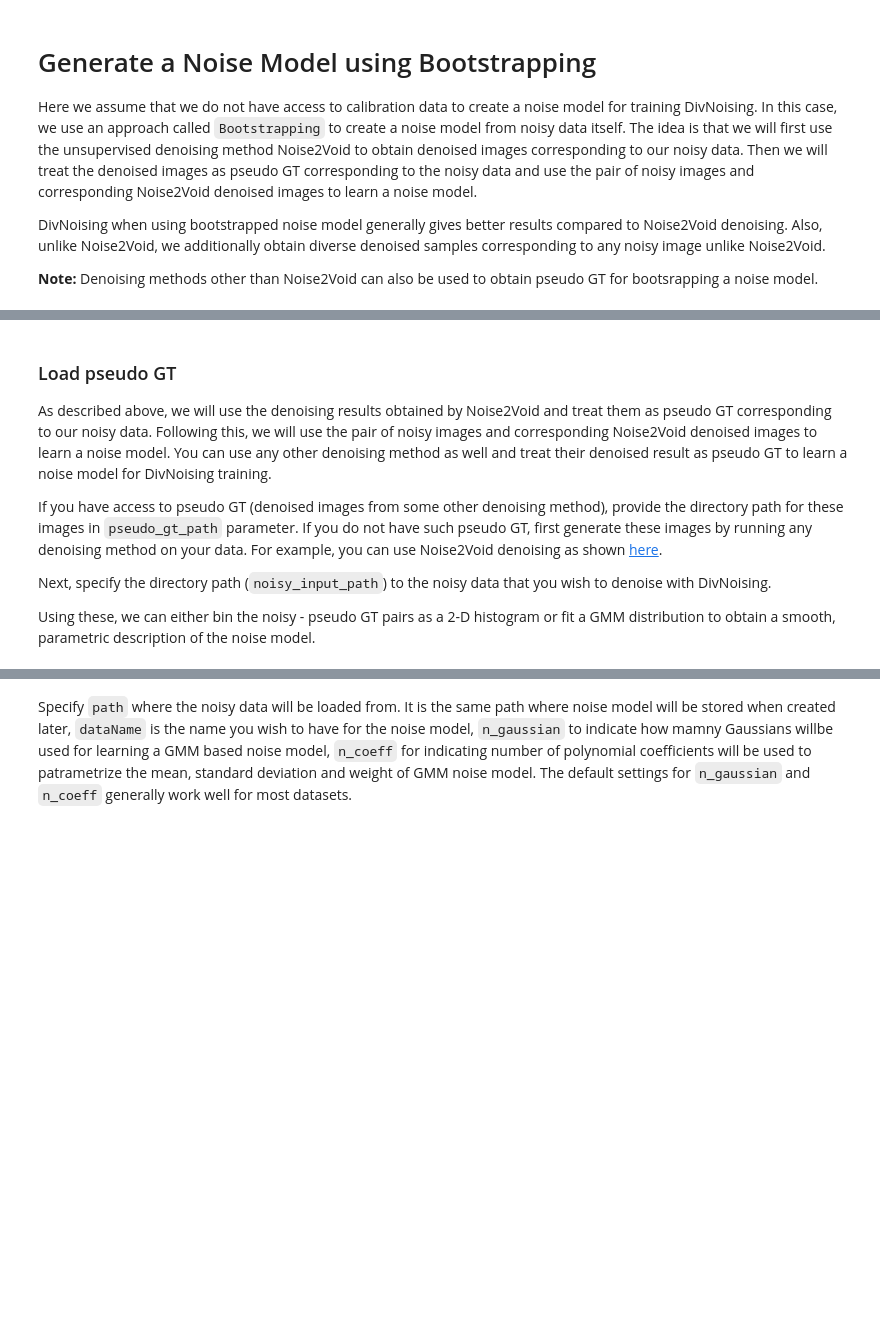
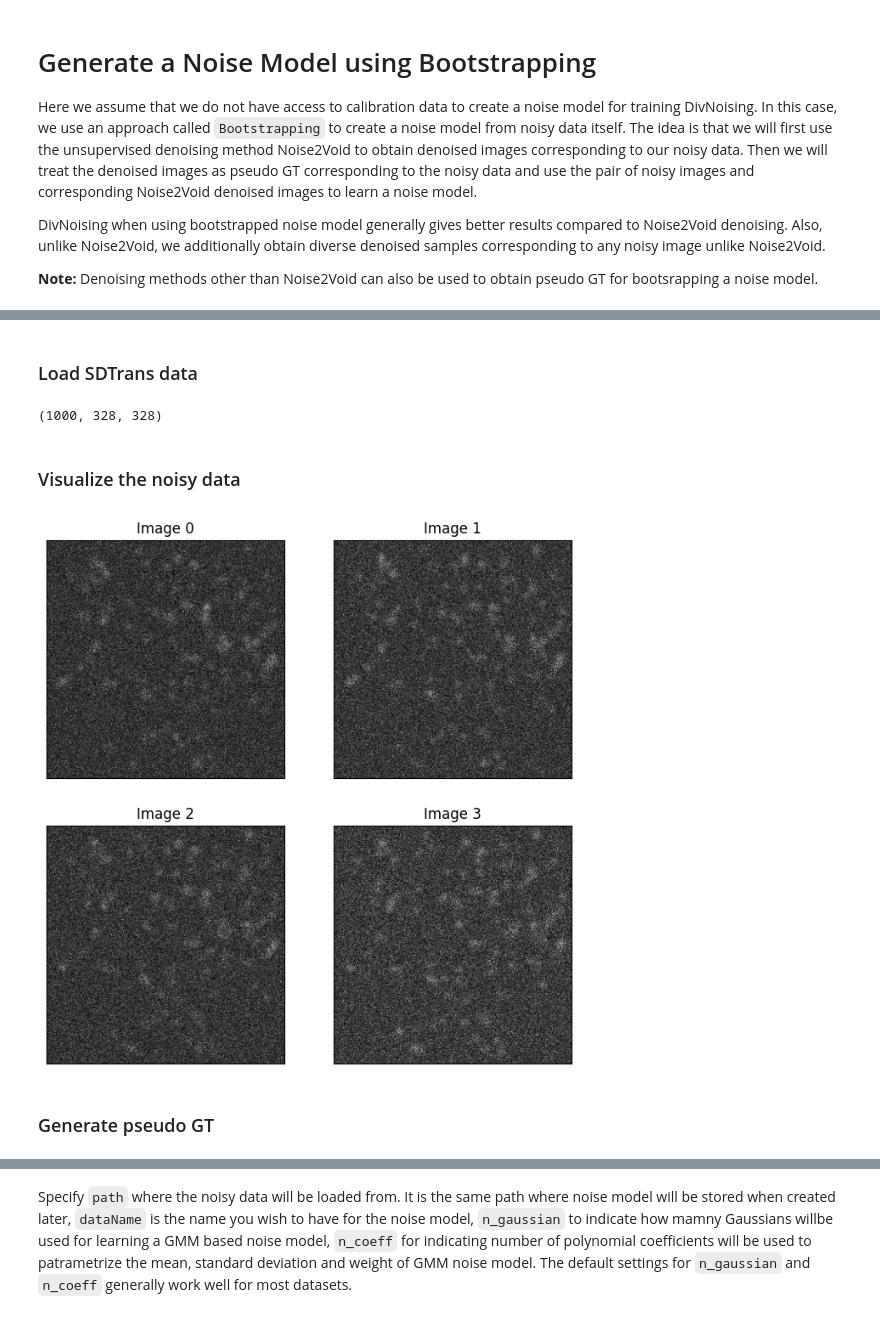
Before and after one commit to LesterQF/DivNoising, a Jupyter notebook: examples/Mouse_nuclei/0b-CreateNoiseModel (With Bootstrapping).ipynb, the cells around one changed output, grey strips where cells are left out. Saved outputs shown, nothing was run; the diff lists cells and outputs as text; code cells hidden in the pictures; blank space fills up the shorter version.

````diff
--- a/examples/Mouse_nuclei/0b-CreateNoiseModel (With Bootstrapping).ipynb
+++ b/examples/Mouse_nuclei/0b-CreateNoiseModel (With Bootstrapping).ipynb
@@ -34,12 +37,11 @@ Download the data from https://zenodo.org/record/5156960/files/Mouse%20skull%20n
+# %% [markdown]
+### Load SDTrans data
 # %%
-observation= imread('./data/Mouse_skull_nuclei/edgeoftheslide_300offset.tif') #Load the noisy data to be denoised
+observation= imread('../../data/SDTrans/noise_200Hz_2400frames_pxlsize30nm_3.90dBSNR_24000x328x328.tif')
+#Load the noisy data to be denoised
+
+# load the first 1000 frames
+observation = observation[:1000]
+print(observation.shape)
+# %% [output]
+(1000, 328, 328)
-# %% [markdown]
-### Load pseudo GT
-
-As described above, we will use the denoising results obtained by Noise2Void and treat them as pseudo GT corresponding to our noisy data. Following this, we will use the pair of noisy images and corresponding Noise2Void denoised images to learn a noise model. You can use any other denoising method as well and treat their denoised result as pseudo GT to learn a noise model for DivNoising training.
-
-If you have access to pseudo GT (denoised images from some other denoising method), provide the directory path for these images in ```pseudo_gt_path``` parameter. If you do not have such pseudo GT, first generate these images by running any denoising method on your data. For example, you can use Noise2Void denoising as shown [here](https://github.com/juglab/n2v).
-
-Next, specify the directory path (```noisy_input_path```) to the noisy data that you wish to denoise with DivNoising.
-
-Using these, we can either bin the noisy - pseudo GT pairs as a 2-D histogram or fit a GMM distribution to obtain a smooth, parametric description of the noise model.
@@ -48,0 +48,30 @@ signal = imread(pseudo_gt_path+'*.tif') # Load pseudo GT (obtained as a result o
+# %% [markdown]
+### Visualize the noisy data
+# %%
+indices=[0,1,2,3]
+fig, ax = plt.subplots(2, 2, figsize=(8, 8))
+ax[0, 0].imshow(observation[indices[0]], cmap="gray")
+ax[0, 0].set_title(f"Image {indices[0]}")
+ax[0, 0].set_xticks([])
+ax[0, 0].set_yticks([])
+
+ax[0, 1].imshow(observation[indices[1]], cmap="gray")
+ax[0, 1].set_title(f"Image {indices[1]}")
+ax[0, 1].set_xticks([])
+ax[0, 1].set_yticks([])
+
+ax[1, 0].imshow(observation[indices[2]], cmap="gray")
+ax[1, 0].set_title(f"Image {indices[2]}")
+ax[1, 0].set_xticks([])
+ax[1, 0].set_yticks([])
+
+ax[1, 1].imshow(observation[indices[3]], cmap="gray")
+ax[1, 1].set_title(f"Image {indices[3]}")
+ax[1, 1].set_xticks([])
+ax[1, 1].set_yticks([])
+
+plt.show()
+# %% [output]
+[figure, added]
+# %% [markdown]
+### Generate pseudo GT
````
Also changed, not shown: parts of 7 cells of this notebook.
